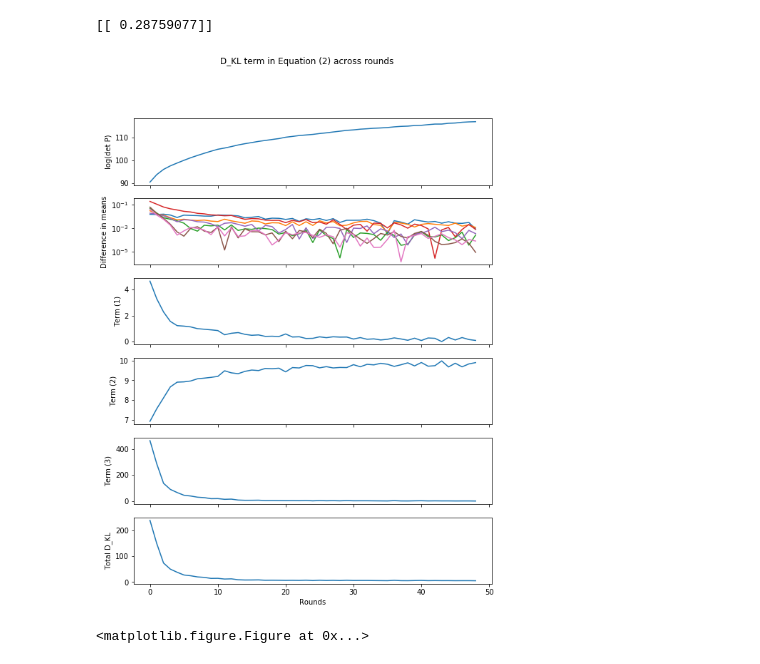
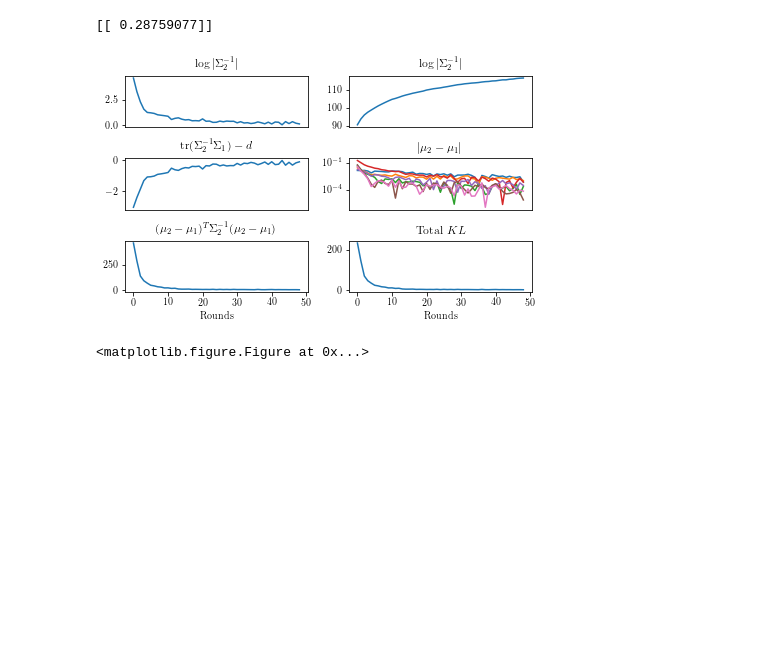
Before and after one commit to mackelab/lfi-experiments, a Jupyter notebook: nips_2017/dklterm.ipynb, the cells around one changed output. Cells and saved outputs as stored; diff of their text form; code cells hidden in the pictures; blank space fills up the shorter version.

Commit message:
Updated DKL term notebook, changed figure output

```diff
--- a/nips_2017/dklterm.ipynb
+++ b/nips_2017/dklterm.ipynb
@@ -5,34 +5,38 @@ import delfi.inference as infer
 import delfi.summarystats as ds
 import matplotlib.pyplot as plt
 
+plt.rc('text', usetex=True)
+plt.rc('font', family='serif')
+
 from tqdm import tqdm_notebook as tqdm
 
-%matplotlib notebook
 import numpy as np
 
 from delfi.simulator.Gauss import Gauss
 
 %run -i common.ipynb
+#%matplotlib notebook
+
 
 # FIGURE AND GRID
 FIG_HEIGHT_MM = 50
 FIG_WIDTH_MM = FIG_WIDTH_MM  # set in NIPS2017 notebook to a default value for all figures
-FIG_N_ROWS = 6
-ROW_1_NCOLS = 1
+FIG_N_ROWS = 2
 
+fig_size = (FIG_WIDTH_MM / 25.4, FIG_N_ROWS * FIG_HEIGHT_MM / 25.4)
 PATH_DROPBOX_FIGS = PATH_DROPBOX + 'figs/'
 
 # PATHS
 PANEL = PATH_DROPBOX_FIGS + 'dklterm'
 PANEL_PDF = PANEL + '.pdf'
 # %%
-n_params = 1
+n_params = 10
 n_rounds = 50
 n_hiddens = 2
 n_samples_per_round = 2000
 epochs = 50
 seed = None# 42000
-m = Gauss(dim=n_params, seed=seed)
+m = Gauss(dim=1, seed=seed)
 
 prior = dd.Gaussian(m=[0], S=[[25]], seed=seed)
 s = ds.Identity()
@@ -65,7 +69,7 @@ mdiffs = np.asarray([ np.concatenate([ l[k][-1].reshape(-1) for k in regkeys ])
 meanfunc = lambda x: x[-1] # np.mean(x)
 
 dkl1s = np.asarray([ meanfunc(d['reg.diff_logdet_Sigma']) for d in log[1:] ])
-dkl2s = np.asarray([ meanfunc(d['reg.tr_invSigma2_Sigma1']) for d in log[1:] ])
+dkl2s = np.asarray([ meanfunc(d['reg.tr_invSigma2_Sigma1']) for d in log[1:] ]) - n_params
 dkl3s = np.asarray([ meanfunc(d['reg.quad_form']) for d in log[1:] ])
 
 precs = np.asarray([ meanfunc(d['reg.logdetP']) for d in log[1:] ])
@@ -74,34 +78,44 @@ dkls = 0.5 * (dkl1s + dkl2s + dkl3s)
 # %%
 xlist = range(0, len(dkls))
 
-fig, (axprec, axmd, ax1, ax2, ax3, axtot) = plt.subplots(6, sharex=True, figsize=(9,12))
+fig, ((ax1, axprec), (ax2, axmd), (ax3, axtot)) = plt.subplots(3,2, sharex=True, figsize=fig_size)
 
-fig.suptitle("D_KL term in Equation (2) across rounds")
-
-axprec.set_ylabel("log(det P)")
+axprec.set_title("$\log{|\Sigma_2^{-1}|}$")
+#axprec.yaxis.tick_right()
+axprec.xaxis.set_ticks_position('none')
 axprec.plot(xlist, precs)
 
-axmd.set_ylabel("Difference in means")
+axmd.set_title("$|\mu_2 - \mu_1|$")
+axmd.xaxis.set_ticks_position('none')
+#axmd.yaxis.tick_right()
 for md in mdiffs:
     axmd.semilogy(xlist, np.abs(md))
 
-ax1.set_ylabel("Term (1)")
+ax1.set_title("$\log{|\Sigma_2^{-1}|}$")
+ax1.xaxis.set_ticks_position('none')
+#ax1.yaxis.tick_right()
 ax1.plot(xlist, dkl1s)
 
-ax2.set_ylabel("Term (2)")
+ax2.set_title("$\mathrm{tr} (\Sigma_2^{-1}\Sigma_1) - d$")
+ax2.xaxis.set_ticks_position('none')
+#ax2.yaxis.tick_right()
 ax2.plot(xlist, dkl2s)
 
-ax3.set_ylabel("Term (3)")
+ax3.set_title("$(\mu_2 - \mu_1)^T \Sigma_2^{-1}(\mu_2 - \mu_1)$")
+#ax3.yaxis.tick_right()
+ax3.set_xlabel("Rounds")
 ax3.plot(xlist, dkl3s)
 
-axtot.set_ylabel("Total D_KL")
+axtot.set_title("Total $KL$")
+#axtot.yaxis.tick_right()
 axtot.plot(xlist, dkls)
 axtot.set_xlabel("Rounds")
+plt.tight_layout()
 
 plt.savefig(PANEL_PDF)
 plt.show()
 # %% [output]
-[figure, old version]
+[figure, new version]
 # %%
 plt.savefig(PANEL_PDF)
 # %% [output]
```
